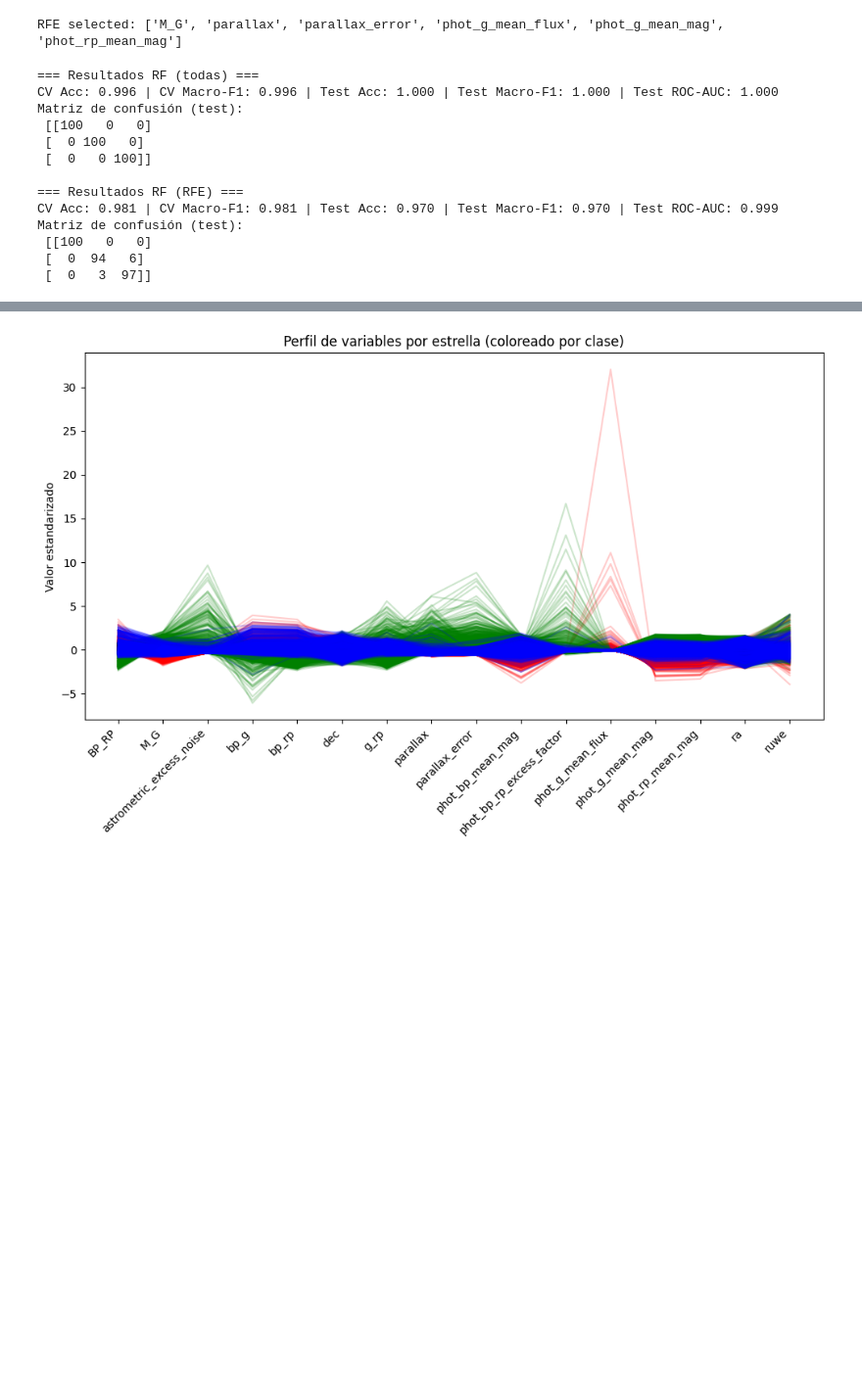
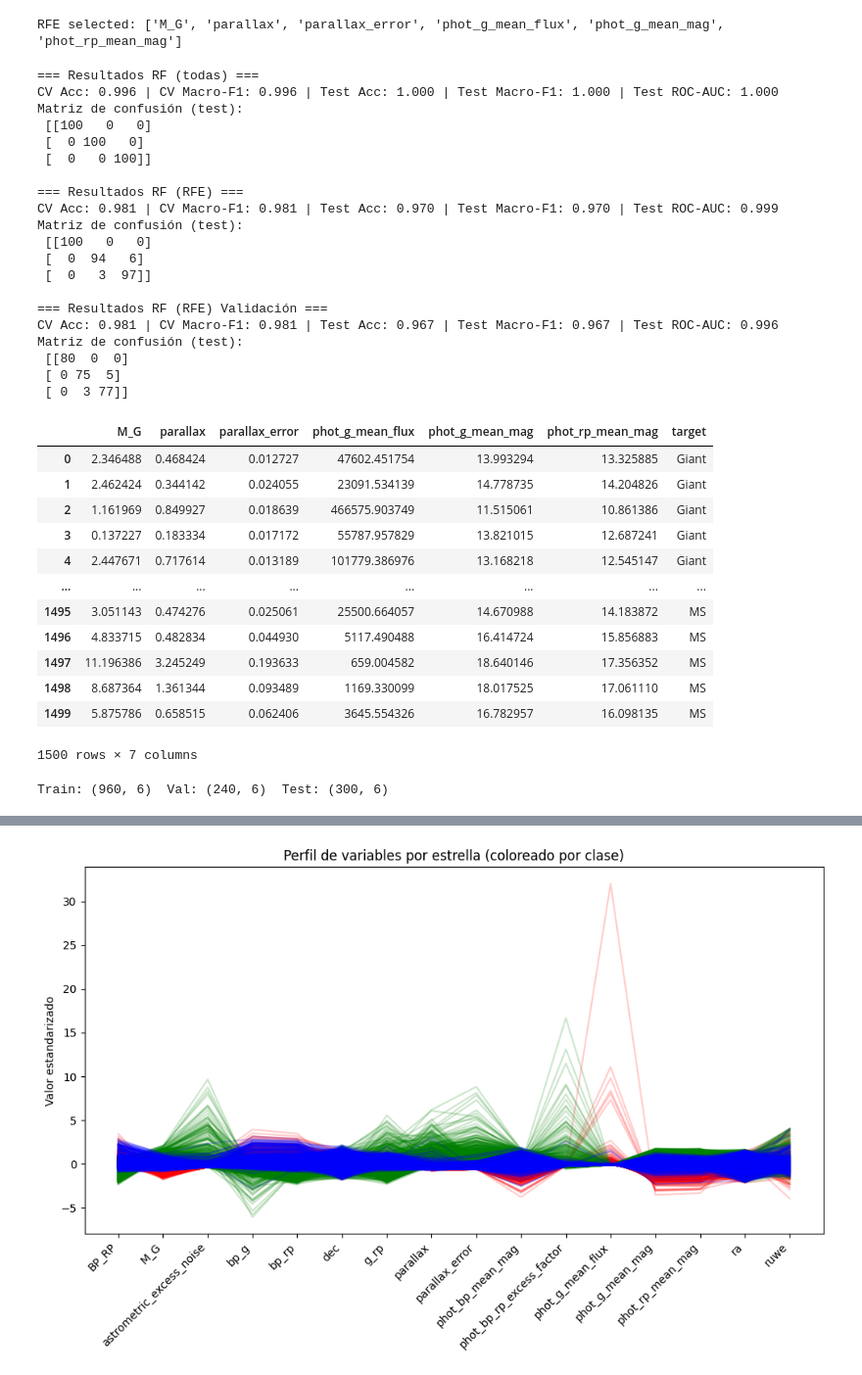
Before and after one commit to Tonycode-MX/From_HR_to_ML_Star_Classification, a Jupyter notebook: notebooks/tests.ipynb, the cells around one changed output, grey strips where cells are left out. Shown at 98% size. Drawn from its saved outputs; the diff is of its cells as text; code cells hidden in the pictures; blank space fills up the shorter version.

Commit message:
Se completó el proceso de test.

```diff
--- a/notebooks/tests.ipynb
+++ b/notebooks/tests.ipynb
@@ -239,6 +254,11 @@ X_train_sel = X_train[selected_features]
 X_test_sel  = X_test[selected_features]
 metrics_sel = eval_model(rf_final, X_train_sel, y_train, X_test_sel, y_test)
 
+# (C) Solo variables seleccionadas por RFE Validación
+X_val_sel = X_val[selected_features]
+metrics_sel_val = eval_model(rf_final, X_train_sel, y_train, X_val_sel, y_val)
+
+
 print("\n=== Resultados RF (todas) ===")
 print(f"CV Acc: {metrics_all[0]:.3f} | CV Macro-F1: {metrics_all[1]:.3f} | Test Acc: {metrics_all[2]:.3f} | Test Macro-F1: {metrics_all[3]:.3f} | Test ROC-AUC: {metrics_all[4]:.3f}")
 print("Matriz de confusión (test):\n", metrics_all[5])
@@ -246,6 +266,10 @@ print("Matriz de confusión (test):\n", metrics_all[5])
 print("\n=== Resultados RF (RFE) ===")
 print(f"CV Acc: {metrics_sel[0]:.3f} | CV Macro-F1: {metrics_sel[1]:.3f} | Test Acc: {metrics_sel[2]:.3f} | Test Macro-F1: {metrics_sel[3]:.3f} | Test ROC-AUC: {metrics_sel[4]:.3f}")
 print("Matriz de confusión (test):\n", metrics_sel[5])
+
+print("\n=== Resultados RF (RFE) Validación ===")
+print(f"CV Acc: {metrics_sel_val[0]:.3f} | CV Macro-F1: {metrics_sel_val[1]:.3f} | Test Acc: {metrics_sel_val[2]:.3f} | Test Macro-F1: {metrics_sel_val[3]:.3f} | Test ROC-AUC: {metrics_sel_val[4]:.3f}")
+print("Matriz de confusión (test):\n", metrics_sel_val[5])
 # %% [output]
 === Resultados RF (todas) ===
 CV Acc: 0.996 | CV Macro-F1: 0.996 | Test Acc: 1.000 | Test Macro-F1: 1.000 | Test ROC-AUC: 1.000
@@ -260,3 +284,27 @@ Matriz de confusión (test):
  [[100   0   0]
  [  0  94   6]
  [  0   3  97]]
+
+=== Resultados RF (RFE) Validación ===
+CV Acc: 0.981 | CV Macro-F1: 0.981 | Test Acc: 0.967 | Test Macro-F1: 0.967 | Test ROC-AUC: 0.996
+Matriz de confusión (test):
+ [[80  0  0]
+ [ 0 75  5]
+ [ 0  3 77]]
+# %%
+dataset = df[selected_features + ["target"]]
+dataset
+# %% [output]
+|  | M_G | parallax | parallax_error | phot_g_mean_flux | phot_g_mean_mag | phot_rp_mean_mag | target |
+| 0 | 2.346488 | 0.468424 | 0.012727 | 47602.451754 | 13.993294 | 13.325885 | Giant |
+| 1 | 2.462424 | 0.344142 | 0.024055 | 23091.534139 | 14.778735 | 14.204826 | Giant |
+| 2 | 1.161969 | 0.849927 | 0.018639 | 466575.903749 | 11.515061 | 10.861386 | Giant |
+| 3 | 0.137227 | 0.183334 | 0.017172 | 55787.957829 | 13.821015 | 12.687241 | Giant |
+| 4 | 2.447671 | 0.717614 | 0.013189 | 101779.386976 | 13.168218 | 12.545147 | Giant |
+| ... | ... | ... | ... | ... | ... | ... | ... |
+| 1495 | 3.051143 | 0.474276 | 0.025061 | 25500.664057 | 14.670988 | 14.183872 | MS |
+| 1496 | 4.833715 | 0.482834 | 0.044930 | 5117.490488 | 16.414724 | 15.856883 | MS |
+| 1497 | 11.196386 | 3.245249 | 0.193633 | 659.004582 | 18.640146 | 17.356352 | MS |
+| 1498 | 8.687364 | 1.361344 | 0.093489 | 1169.330099 | 18.017525 | 17.061110 | MS |
+| 1499 | 5.875786 | 0.658515 | 0.062406 | 3645.554326 | 16.782957 | 16.098135 | MS |
+1500 rows × 7 columns
@@ -262,0 +335,16 @@ Matriz de confusión (test):
+# %%
+
+# ==========================================
+# 1) Partición: Train (64%), Val (16%), Test (20%)
+# ==========================================
+X_trainval, X_test, y_trainval, y_test = train_test_split(
+    X_scaled, y_enc, test_size=0.20, stratify=y_enc, random_state=42
+)
+
+X_train, X_val, y_train, y_val = train_test_split(
+    X_trainval, y_trainval, test_size=0.20, stratify=y_trainval, random_state=42
+)
+
+print("Train:", X_train.shape, " Val:", X_val.shape, " Test:", X_test.shape)
+# %% [output]
+Train: (960, 6)  Val: (240, 6)  Test: (300, 6)
```
Also changed, not shown: parts of 10 cells of this notebook.
